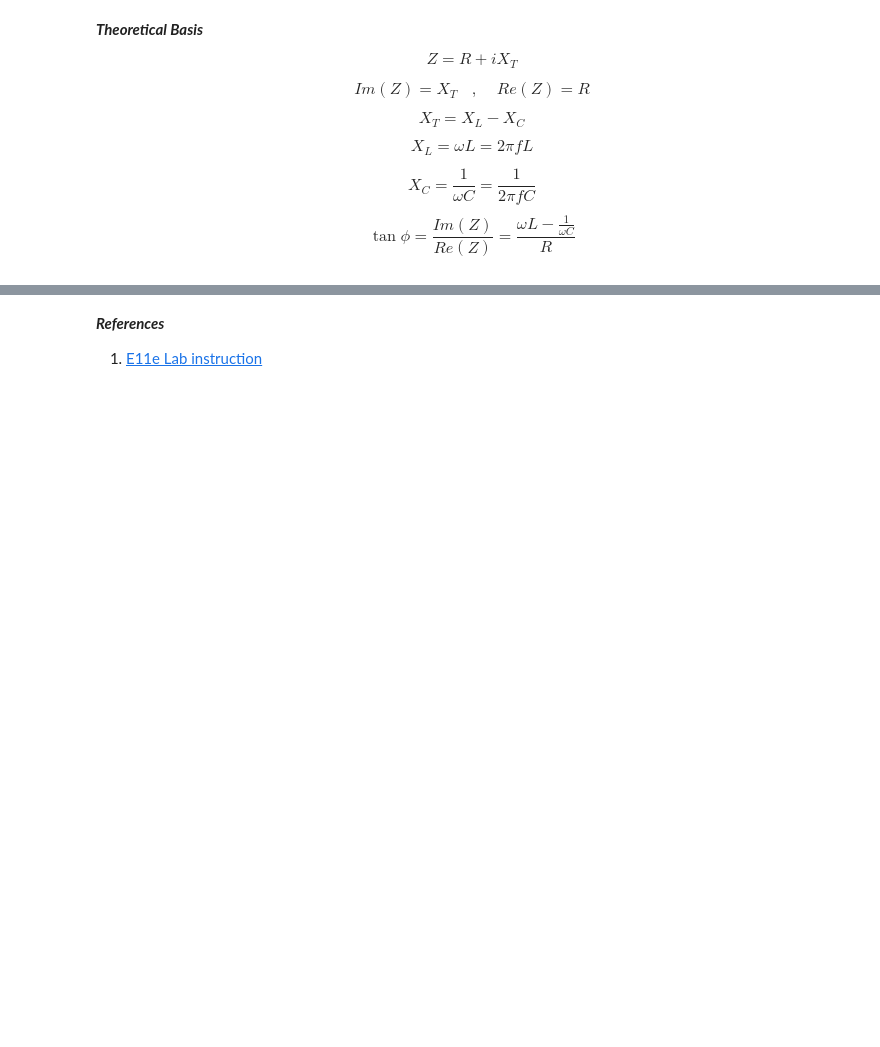
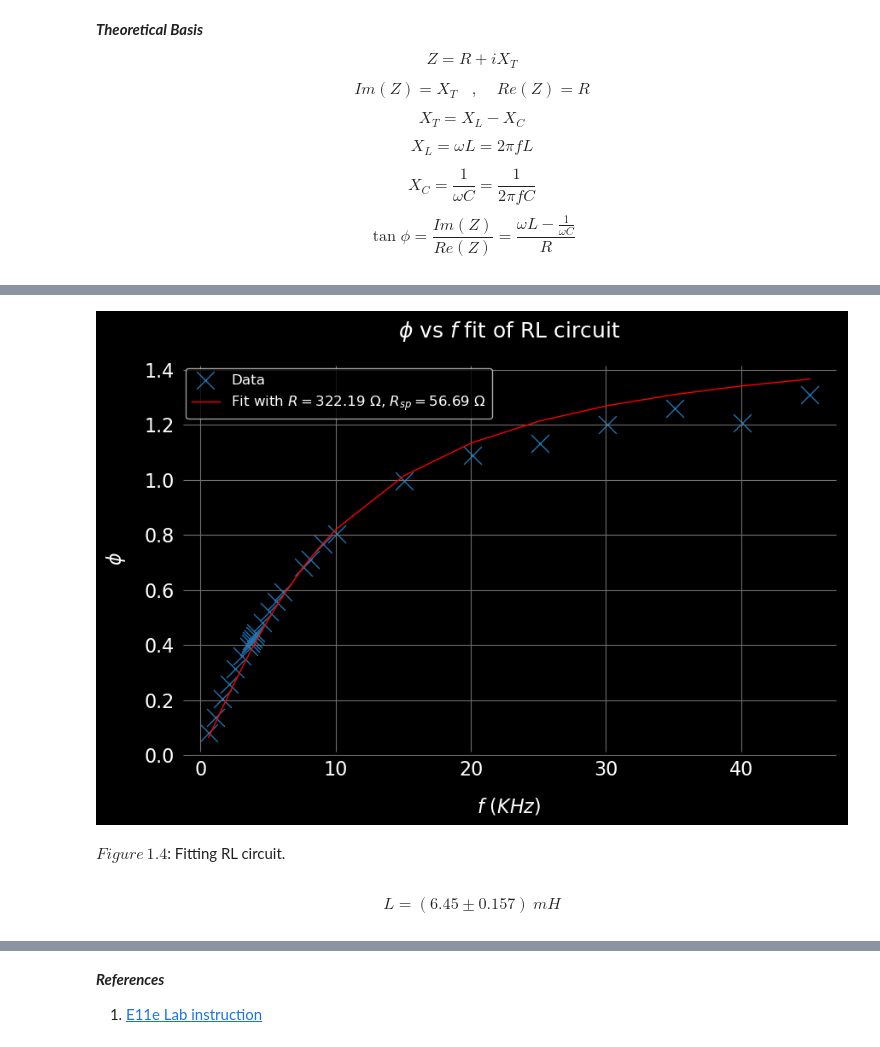
Before and after one commit to edhar98/Lab2, a Jupyter notebook: E11/E11e.ipynb, the cells around one changed output, grey strips where cells are left out. Drawn from its saved outputs; the diff is of its cells as text; code cells hidden in the pictures; blank space fills up the shorter version.

```diff
--- a/E11/E11e.ipynb
+++ b/E11/E11e.ipynb
@@ -330,0 +295,27 @@ $$L = (6.69 \pm 0.163) ~mH$$
+# %%
+R = R_fit
+R_sp = R_sp_fit # Ohm
+
+def phi(f, L):
+    global R, R_sp
+    return np.arctan(2 * np.pi * f * L / (R + R_sp))
+
+x_data = f_l[1]*1e3 #(KHZ -> Hz)
+y_data = phi_l[1]
+[L_ii], cov_mat = curve_fit(phi,x_data,y_data, method = 'lm')
+u_L_ii = np.sqrt(cov_mat[0][0])
+y_fit = phi(x_data, L_ii)
+plt.scatter(x_data*1e-3, y_data, label='Data', marker='x')  # Plot the data points
+plt.plot(x_data*1e-3, y_fit, color='r',label=(r'Fit with $R = %.2f ~\Omega$, $R_{sp} = %.2f ~\Omega$' % (R, R_sp)))
+plt.xlabel(r'$f$ ($KHz$)')
+plt.ylabel(r'$\phi$')
+plt.title('$\phi$ vs $f$ fit of RL circuit')
+plt.legend()
+plt.grid(True)
+plt.show()
+dy(Lx(r'$Figure\, 1.4 $: Fitting RL circuit.'))
+dy(Lx(r'$$L = (%.2f \pm %.3f) ~mH$$' % (L_ii*1e3, u_L_ii*1e3)))
+# %% [output]
+[figure, added]
+$Figure\, 1.4 $: Fitting RL circuit.
+$$L = (6.45 \pm 0.157) ~mH$$
```
Also changed, not shown: parts of 14 cells of this notebook.
